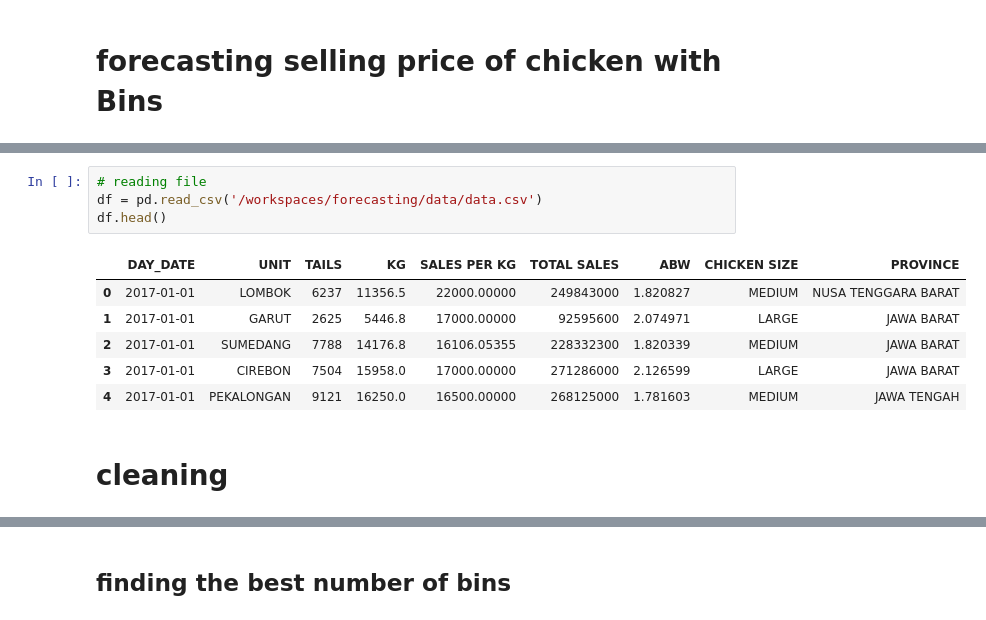
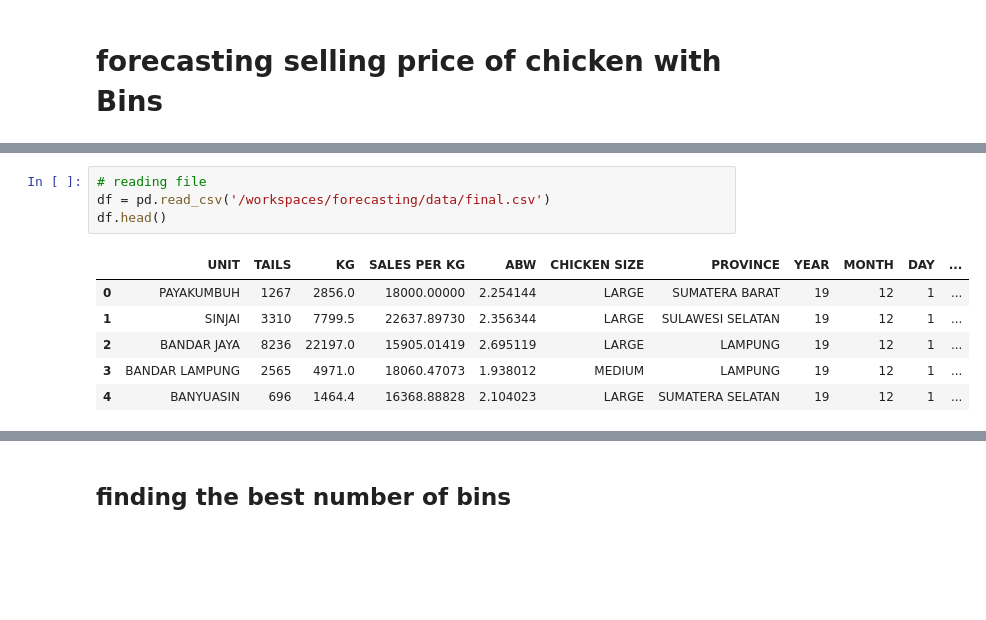
Before and after one commit to thisissteff/forecasting, a Jupyter notebook: forecasting_bin.ipynb, the cells around one changed output, grey strips where cells are left out. Drawn from its saved outputs; the diff is of its cells as text; blank space fills up the shorter version.

```diff
--- a/forecasting_bin.ipynb
+++ b/forecasting_bin.ipynb
@@ -35,14 +43,12 @@ Requirement already satisfied: threadpoolctl>=2.0.0 in /home/codespace/.local/li
 Requirement already satisfied: packaging>=21.3 in /home/codespace/.local/lib/python3.10/site-packages (from statsmodels>=0.9.0->category_encoders) (23.2)
 # %%
 # reading file
-df = pd.read_csv('/workspaces/forecasting/data/data.csv')
+df = pd.read_csv('/workspaces/forecasting/data/final.csv')
 df.head()
 # %% [output]
-|  | DAY_DATE | UNIT | TAILS | KG | SALES PER KG | TOTAL SALES | ABW | CHICKEN SIZE | PROVINCE |
-| 0 | 2017-01-01 | LOMBOK | 6237 | 11356.5 | 22000.00000 | 249843000 | 1.820827 | MEDIUM | NUSA TENGGARA BARAT |
-| 1 | 2017-01-01 | GARUT | 2625 | 5446.8 | 17000.00000 | 92595600 | 2.074971 | LARGE | JAWA BARAT |
-| 2 | 2017-01-01 | SUMEDANG | 7788 | 14176.8 | 16106.05355 | 228332300 | 1.820339 | MEDIUM | JAWA BARAT |
-| 3 | 2017-01-01 | CIREBON | 7504 | 15958.0 | 17000.00000 | 271286000 | 2.126599 | LARGE | JAWA BARAT |
-| 4 | 2017-01-01 | PEKALONGAN | 9121 | 16250.0 | 16500.00000 | 268125000 | 1.781603 | MEDIUM | JAWA TENGAH |
+|  | UNIT | TAILS | KG | SALES PER KG | ABW | CHICKEN SIZE | PROVINCE | YEAR | MONTH | DAY | ... |
+| 0 | PAYAKUMBUH | 1267 | 2856.0 | 18000.00000 | 2.254144 | LARGE | SUMATERA BARAT | 19 | 12 | 1 | ... |
+| 1 | SINJAI | 3310 | 7799.5 | 22637.89730 | 2.356344 | LARGE | SULAWESI SELATAN | 19 | 12 | 1 | ... |
+| 2 | BANDAR JAYA | 8236 | 22197.0 | 15905.01419 | 2.695119 | LARGE | LAMPUNG | 19 | 12 | 1 | ... |
+| 3 | BANDAR LAMPUNG | 2565 | 4971.0 | 18060.47073 | 1.938012 | MEDIUM | LAMPUNG | 19 | 12 | 1 | ... |
+| 4 | BANYUASIN | 696 | 1464.4 | 16368.88828 | 2.104023 | LARGE | SUMATERA SELATAN | 19 | 12 | 1 | ... |
-# %% [markdown]
-# cleaning
```
Also changed, not shown: parts of 19 cells of this notebook.
